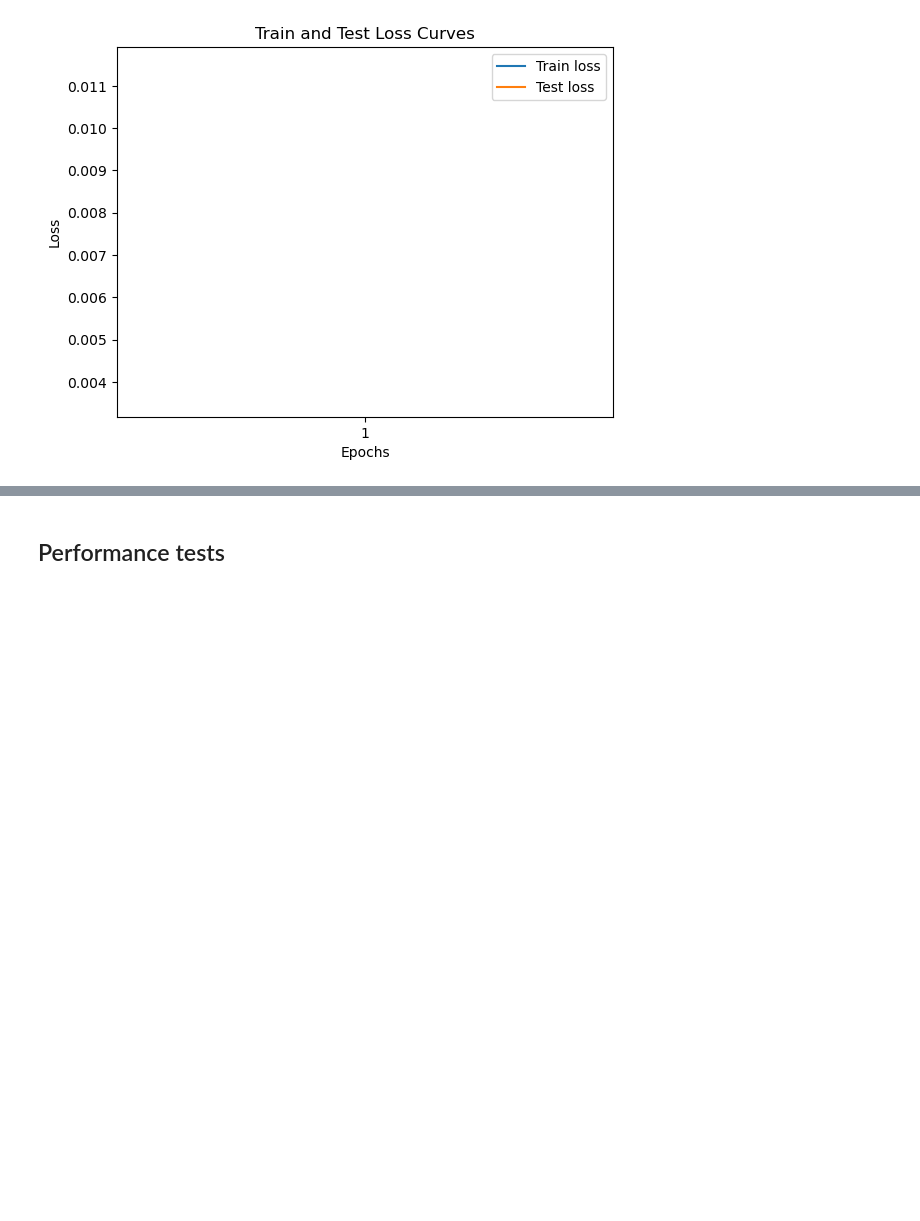
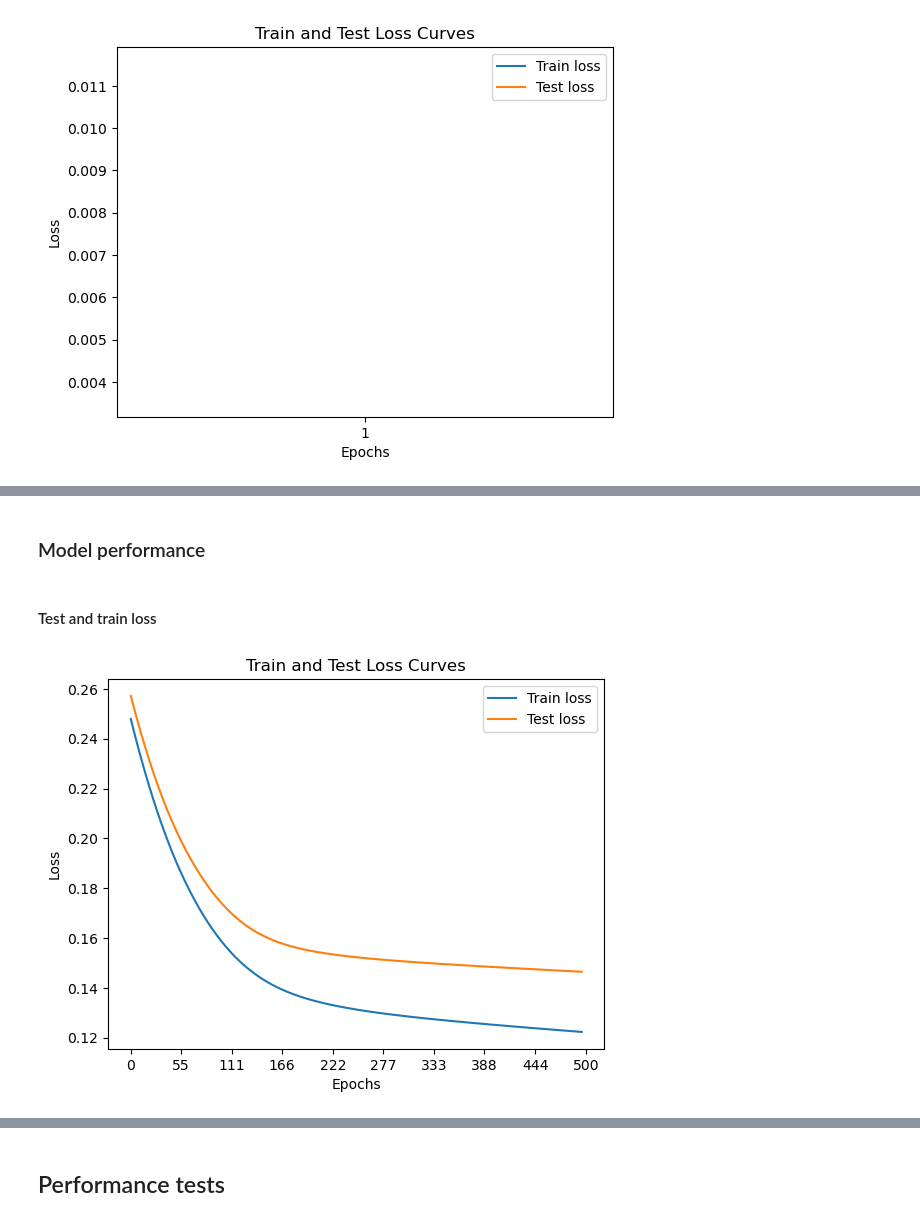
Before and after one commit to SunzidHassan/Research, a Jupyter notebook: 23-24_Automatic-Control-Lab/Projects/24_Aerosol/24_aerosol.ipynb, the cells around one changed output, grey strips where cells are left out. Saved outputs shown, nothing was run; the diff lists cells and outputs as text; code cells hidden in the pictures; blank space fills up the shorter version.

```diff
--- a/23-24_Automatic-Control-Lab/Projects/24_Aerosol/24_aerosol.ipynb
+++ b/23-24_Automatic-Control-Lab/Projects/24_Aerosol/24_aerosol.ipynb
@@ -909,0 +1015,6 @@ plt.show()
+# %%
+X_train = torch.from_numpy(X_train).type(torch.float)
+y_train = torch.from_numpy(y_train).type(torch.float)
+
+X_test = torch.from_numpy(X_test).type(torch.float)
+y_test = torch.from_numpy(y_test).type(torch.float)
@@ -909,0 +1036,3 @@ plt.show()
+# %%
+device = "cuda" if torch.cuda.is_available() else "cpu"
+print(device)
@@ -909,0 +1043,10 @@ plt.show()
+# %%
+inFeature = X_train.shape
+outFeature = y_train.shape
+
+model_lin0 = nn.Sequential(
+    nn.Linear(in_features=inFeature[1], out_features=32),
+    nn.Linear(in_features=32, out_features=outFeature[1])
+).to(device)
+
+model_lin0
@@ -909,0 +1060,4 @@ plt.show()
+# %%
+loss_fn = nn.L1Loss()
+optimizer = torch.optim.SGD(params=model_lin0.parameters(),
+                            lr=0.01)
@@ -909,0 +1137,24 @@ plt.show()
+# %% [markdown]
+### Model performance
+# %% [markdown]
+#### Test and train loss
+# %%
+import matplotlib.pyplot as plt
+import numpy as np
+
+# Assuming you already have your epochs, train_loss, and test_loss variables
+
+plt.plot(epoch_count, train_loss_values, label='Train loss')
+plt.plot(epoch_count, test_loss_values, label='Test loss')
+plt.xlabel('Epochs')
+plt.ylabel('Loss')
+plt.title('Train and Test Loss Curves')
+
+# Set fewer x-axis ticks
+num_ticks = 10  # Adjust this number to control the number of ticks
+plt.xticks(np.linspace(0, epochs, num_ticks).astype(int))
+
+plt.legend()
+plt.show()
+# %% [output]
+[figure, added]
```
Also changed, not shown: parts of 30 cells of this notebook, 28 other files.
